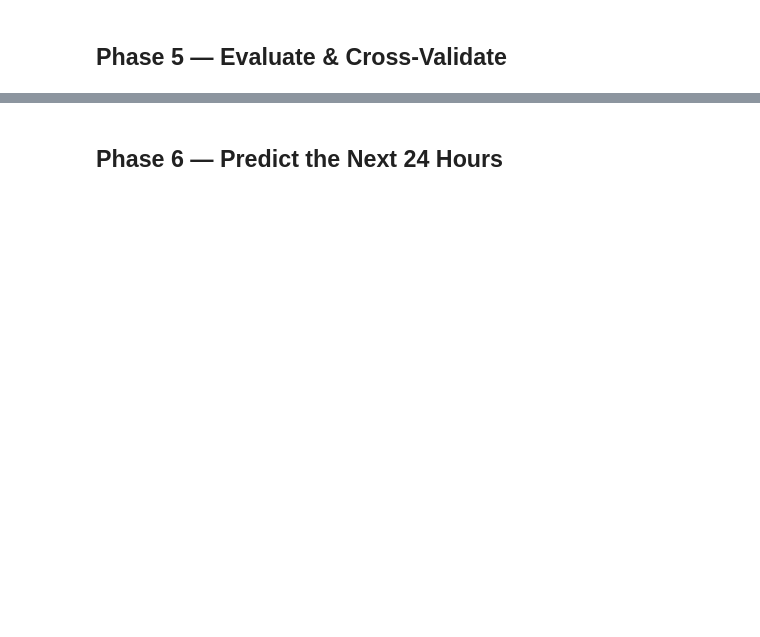
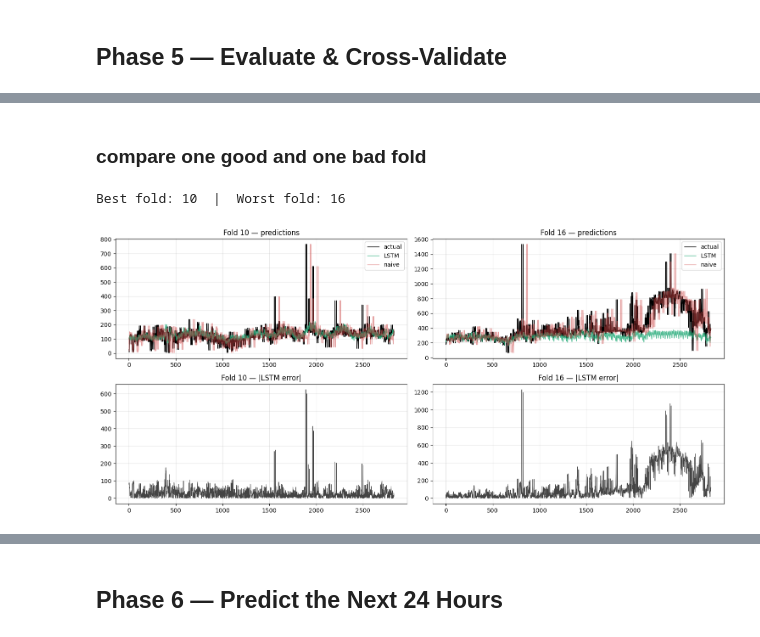
Before and after one commit to DaveGiGi/Duckstradamus, a Jupyter notebook: Model_LSTM/dave/LSTM_dave_adaption1.ipynb, the cells around one changed output, grey strips where cells are left out. Saved outputs shown, nothing was run; the diff lists cells and outputs as text; code cells hidden in the pictures; blank space fills up the shorter version.

```diff
--- a/Model_LSTM/dave/LSTM_dave_adaption1.ipynb
+++ b/Model_LSTM/dave/LSTM_dave_adaption1.ipynb
@@ -423,0 +484,40 @@ Improvement:  -28.3%
+# %% [markdown]
+### compare one good and one bad fold
+# %%
+# Pick a strong and a weak fold to compare
+good_fold = int(np.argmin(lstm_mae))
+bad_fold  = int(np.argmax(lstm_mae))
+print(f"Best fold: {good_fold+1}  |  Worst fold: {bad_fold+1}")
+
+def plot_fold(idx, ax_overlay, ax_err):
+    _, fold_test = folds[idx]
+    X_te, y_te = get_X_y(fold_test, HORIZON, INPUT_LENGTH, OUTPUT_LENGTH, STRIDE, shuffle=False)
+    # Use the saved LSTM predictions if available; else recompute
+    model = fold_results[idx].get('model')
+    if model is None:
+        import keras
+        model = keras.models.load_model(f"fold_models/fold_{idx:02d}.keras")
+    y_pred = model.predict(X_te, verbose=0)
+    naive  = X_te[:, -OUTPUT_LENGTH:, TARGET_COLUMN_IDX]
+
+    # Flatten (samples, 24) -> long timeline; each sample is one day of forecast
+    actual_t = y_te.flatten()
+    lstm_t   = y_pred.flatten()
+    naive_t  = naive.flatten()
+    err_t    = np.abs(actual_t - lstm_t)
+
+    ax_overlay.plot(actual_t, label='actual', color='black', linewidth=1)
+    ax_overlay.plot(lstm_t,   label='LSTM',   color='#2a7',  linewidth=1, alpha=0.8)
+    ax_overlay.plot(naive_t,  label='naive',  color='#c44',  linewidth=1, alpha=0.5)
+    ax_overlay.set_title(f'Fold {idx+1} — predictions'); ax_overlay.legend(); ax_overlay.grid(alpha=0.3)
+
+    ax_err.plot(err_t, color='#444', linewidth=0.8)
+    ax_err.set_title(f'Fold {idx+1} — |LSTM error|'); ax_err.grid(alpha=0.3)
+
+fig, axes = plt.subplots(2, 2, figsize=(15, 7))
+plot_fold(good_fold, axes[0,0], axes[1,0])
+plot_fold(bad_fold,  axes[0,1], axes[1,1])
+plt.tight_layout(); plt.show()
+# %% [output]
+Best fold: 10  |  Worst fold: 16
+[figure, added]
```
Also changed, not shown: parts of 16 cells of this notebook, 21 other files.
